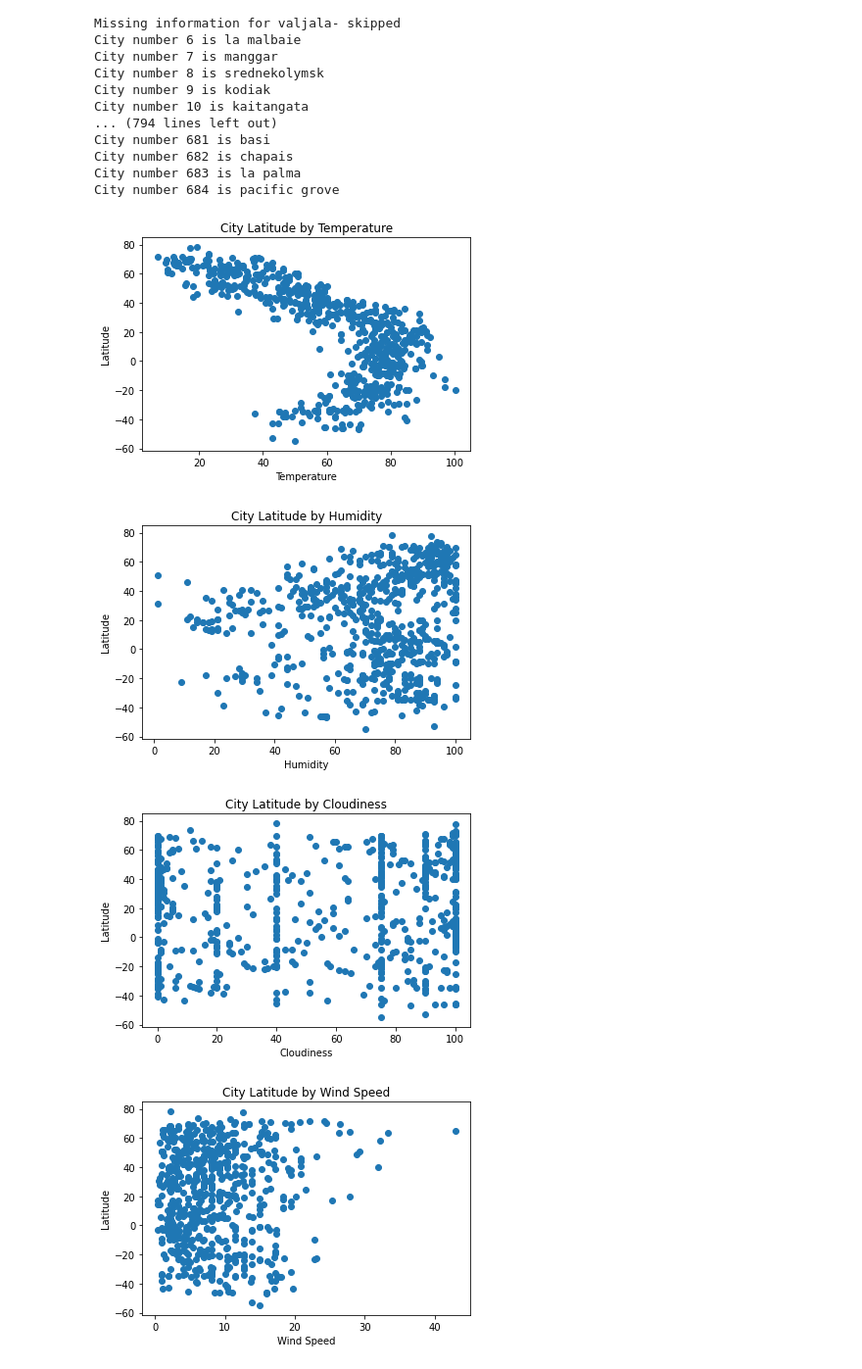
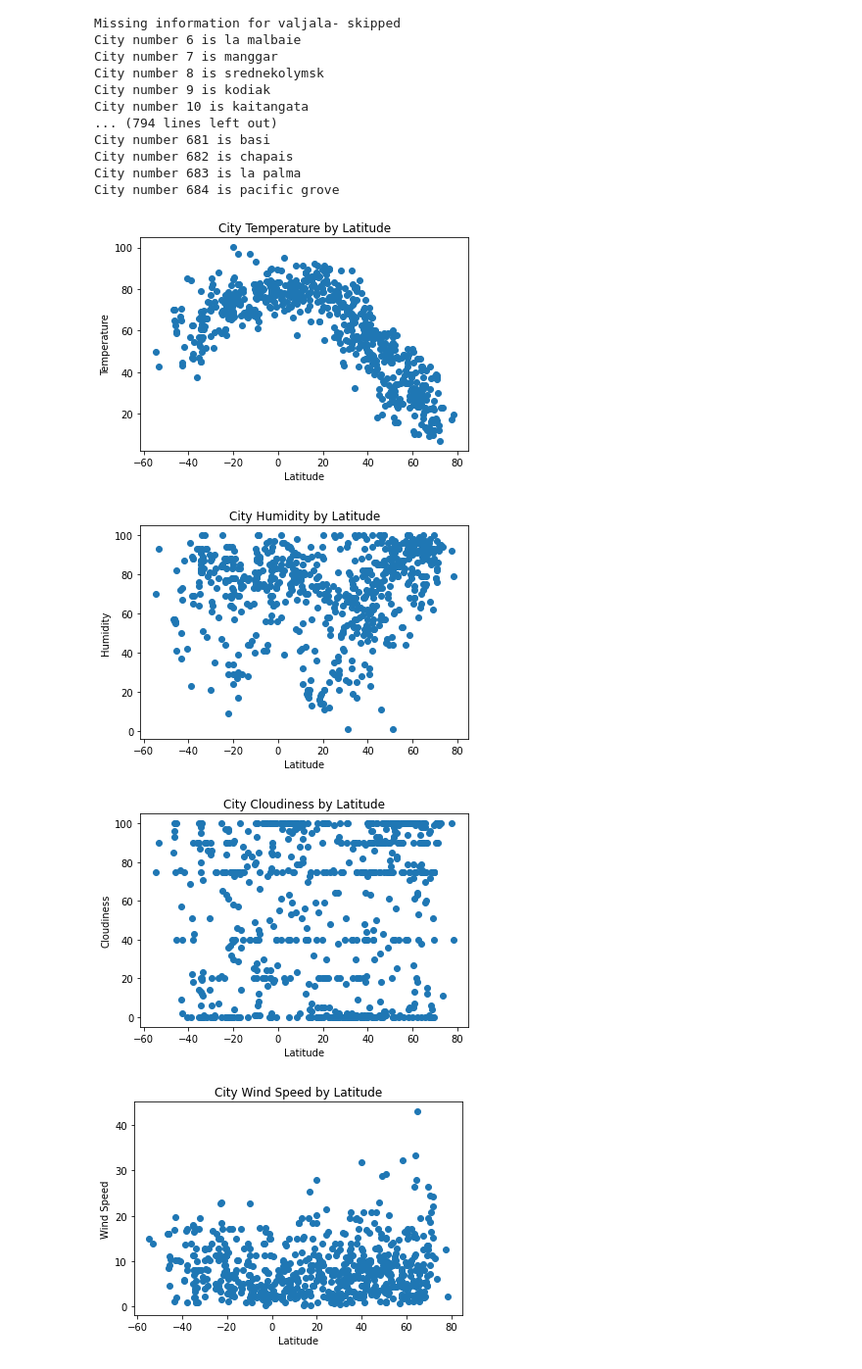
Before and after one commit to samanthasains/python-api-challenge, a Jupyter notebook: WeatherPy/WeatherPy.ipynb, the cells around one changed output. Shown at 98% size. Cells and saved outputs as stored; diff of their text form; code cells hidden in the pictures.

```diff
--- a/WeatherPy/WeatherPy.ipynb
+++ b/WeatherPy/WeatherPy.ipynb
@@ -132,31 +132,31 @@ cities_complete.to_csv("./citydata.csv", sep=',',index=False)
 # %%
 city_data={'Temperature': cities_complete['Temperature'], 'Humidity':  cities_complete['Humidity'],
            'Cloudiness':  cities_complete['Cloudiness'], 'Wind Speed':  cities_complete['Wind Speed']}
 
 for key, value in city_data.items():
     #Clear plot
     plt.cla()
 
     #Create scatter plots
-    title=f"{key} by Latitude Scatter"
+    title=f"Latitude by {key} Scatter"
     fig_title=f"{value}_scatter"
-    fig_title=plt.scatter(value, cities_complete['Latitude'], marker="o")
+    fig_title=plt.scatter(cities_complete['Latitude'], value, marker="o")
 
     #Incorporate the other graph properties
-    plt.title(f"City Latitude by {key}")
-    plt.xlabel(key)
-    plt.ylabel("Latitude")
+    plt.title(f"City {key} by Latitude")
+    plt.xlabel("Latitude")
+    plt.ylabel(key)
 
     #Save the figure as PNG
     plt.savefig(f"{title}.png")
 
     #Show plot
     plt.show()
 # %% [output]
-[figure, old version]
+[figure, new version]
-[figure, old version]
+[figure, new version]
-[figure, old version]
+[figure, new version]
-[figure, old version]
+[figure, new version]
 # %%
 #Create subsets for northern and souther hemispheres
 northern_cities=cities_complete.loc[(cities_complete['Latitude'] > 0)]
```
Also changed, not shown: parts of 2 cells of this notebook, 24 other files.
